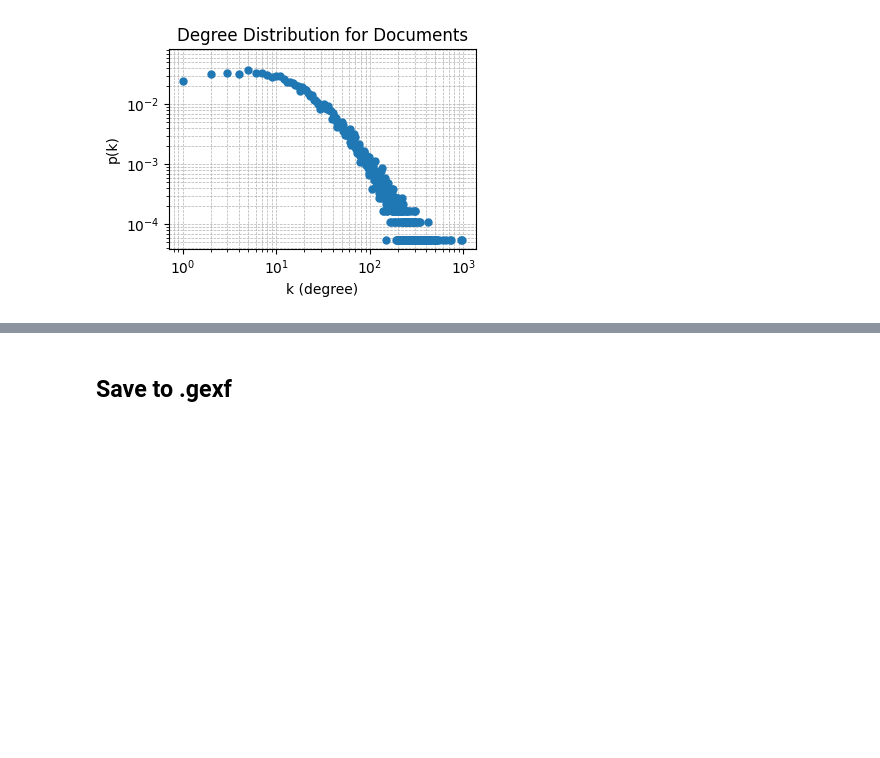
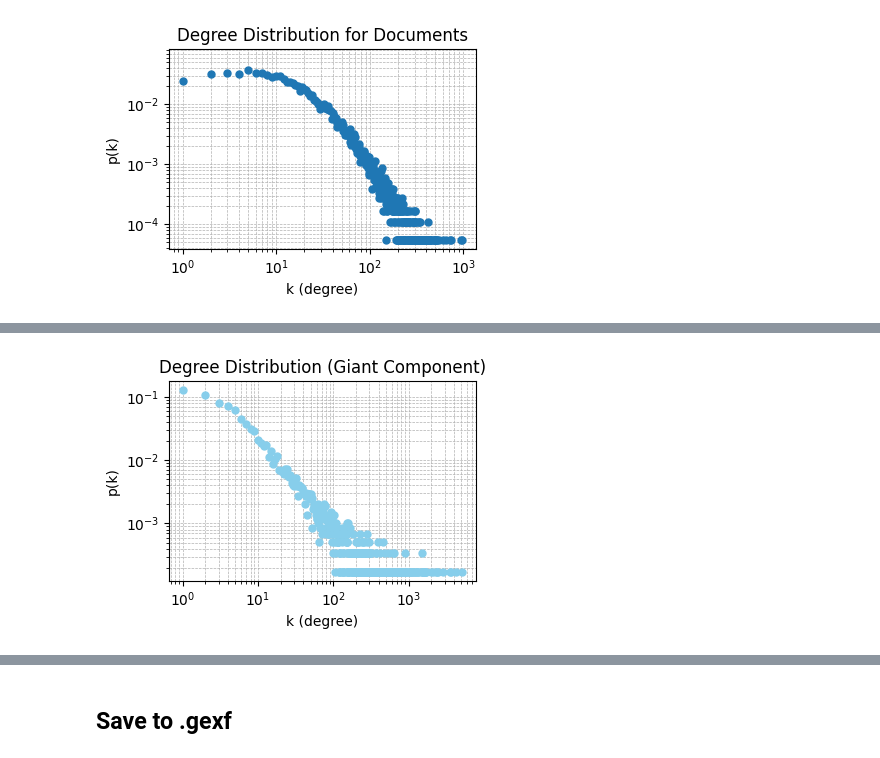
Before and after one commit to mikaelpoli/after-the-vote-network, a Jupyter notebook: build_network.ipynb, the cells around one changed output, grey strips where cells are left out. Drawn from its saved outputs; the diff is of its cells as text; code cells hidden in the pictures; blank space fills up the shorter version.

```diff
--- a/build_network.ipynb
+++ b/build_network.ipynb
@@ -155,0 +193,35 @@ Largest connected component size: 5843
+# %%
+def plot_giant_component_degree_distribution(giant_component):
+    """
+    Plot the degree distribution (on log-log scale) for the giant component of a graph.
+
+    Parameters:
+        graph (igraph.Graph): The input graph.
+
+    Raises:
+        ValueError: If the graph is empty or None.
+    """
+    if giant_component is None or giant_component.vcount() == 0:
+        raise ValueError("Input graph is empty or None.")
+
+    # Compute degrees
+    degrees = np.array(giant_component.degree())
+
+    # Degree histogram (normalized)
+    k = np.unique(degrees)
+    pk = np.histogram(degrees, bins=np.append(k, k[-1] + 1))[0]
+    pk = pk / pk.sum()
+
+    # Plot on log-log scale
+    plt.figure(figsize=(4, 3))
+    plt.loglog(k, pk, 'o', markersize=5, color='skyblue')
+    plt.title("Degree Distribution (Giant Component)")
+    plt.xlabel("k (degree)")
+    plt.ylabel("p(k)")
+    plt.grid(True, which="both", ls="--", lw=0.5)
+    plt.tight_layout()
+    plt.show()
+# %%
+plot_giant_component_degree_distribution(giant_component)
+# %% [output]
+[figure, added]
```
Also changed, not shown: parts of 29 cells of this notebook, 4 other files.
